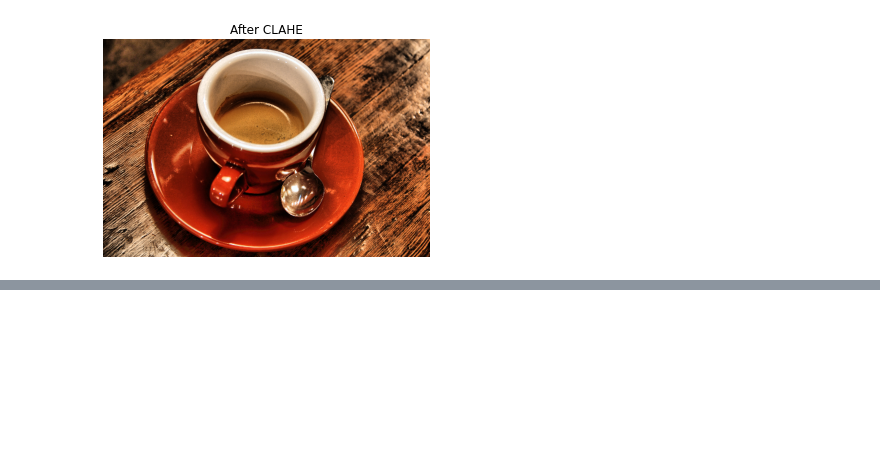
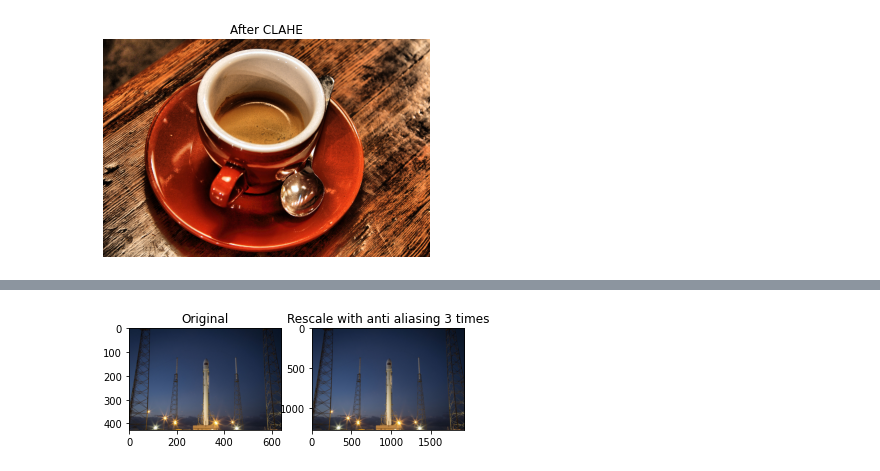
Before and after one commit to sikha2552/Python_ImageProcessing, a Jupyter notebook: Chapter2_Filtering.ipynb, the cells around one changed output, grey strips where cells are left out. Drawn from its saved outputs; the diff is of its cells as text; code cells hidden in the pictures; blank space fills up the shorter version.

```diff
--- a/Chapter2_Filtering.ipynb
+++ b/Chapter2_Filtering.ipynb
@@ -150,0 +182,8 @@ plt.show()
+# %%
+#enlarge an image 3 times
+from skimage import data
+rocket=data.rocket()
+r_enlarge=rescale(rocket,3,anti_aliasing=True,multichannel=True)
+show_image(rocket,r_enlarge,'Rescale with anti aliasing 3 times')
+# %% [output]
+[figure, added]
```
Also changed, not shown: parts of 15 cells of this notebook.
